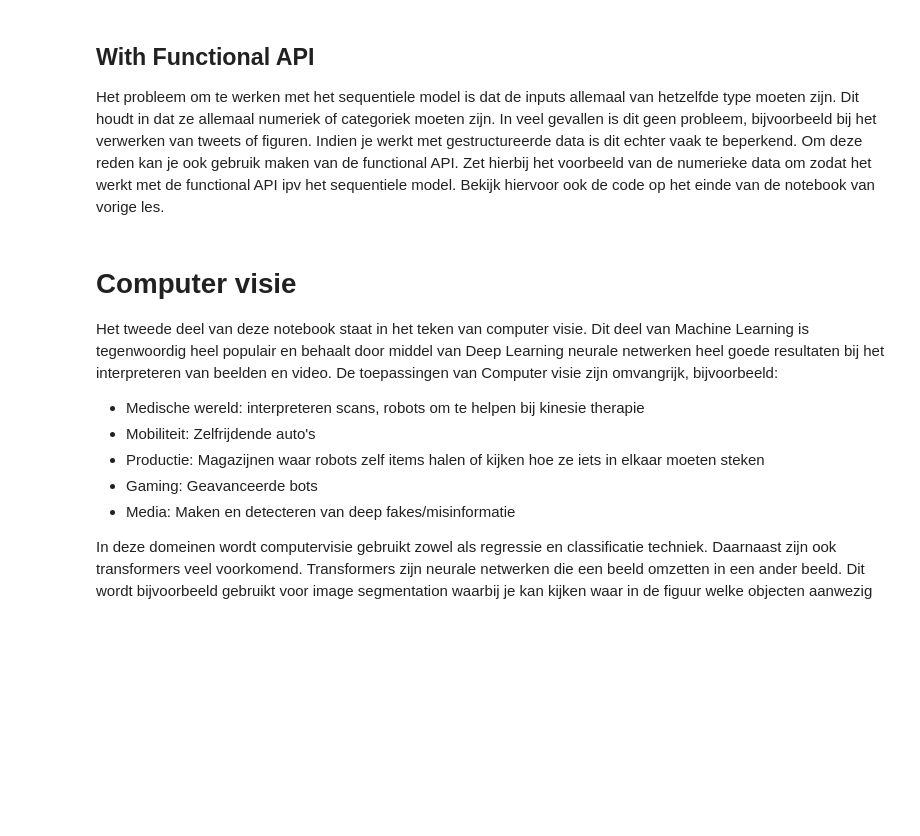
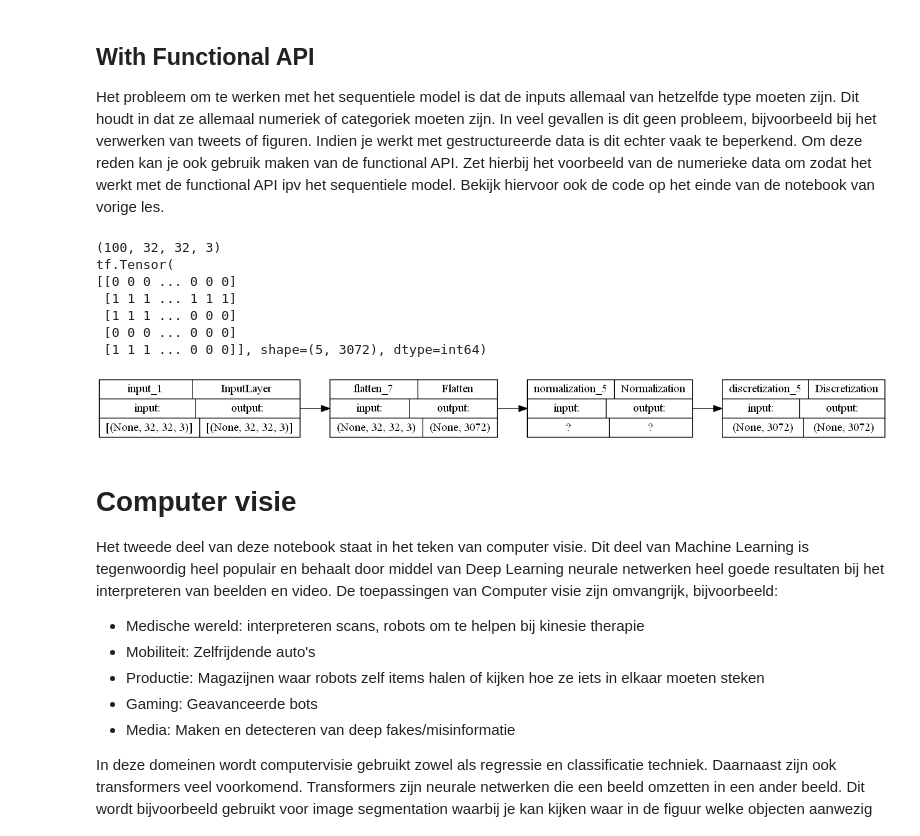
Before and after one commit to OdiseeMachineLearning2223/Leerstof, a Jupyter notebook: Week 3/Preprocessing.ipynb, the cells around one changed output. Drawn from its saved outputs; the diff is of its cells as text; code cells hidden in the pictures; blank space fills up the shorter version.

```diff
--- a/Week 3/Preprocessing.ipynb
+++ b/Week 3/Preprocessing.ipynb
@@ -83,6 +207,32 @@ Indien je werkt met gestructureerde data is dit echter vaak te beperkend.
 Om deze reden kan je ook gebruik maken van de functional API.
 Zet hierbij het voorbeeld van de numerieke data om zodat het werkt met de functional API ipv het sequentiele model.
 Bekijk hiervoor ook de code op het einde van de notebook van vorige les.
+# %%
+# pas het voorbeeld van de numerieke data aan zodat het werkt met
+# de functional api ipv het sequentieel model
+# print hierbij ook de graaf uit
+
+print(X_train.shape)
+inputs = tf.keras.Input(shape=X_train.shape[1:])
+x = tf.keras.layers.Flatten()(inputs)
+x = normalizer(x)
+x = tf.keras.layers.Discretization(bin_boundaries=[0])(x)
+
+preprocessor = tf.keras.Model(inputs=inputs, outputs=x)
+preprocessor.compile()
+x = preprocessor(X_train)
+
+print(x[:5])
+tf.keras.utils.plot_model(preprocessor, rankdir="LR", show_shapes=True)
+# %% [output]
+(100, 32, 32, 3)
+tf.Tensor(
+[[0 0 0 ... 0 0 0]
+ [1 1 1 ... 1 1 1]
+ [1 1 1 ... 0 0 0]
+ [0 0 0 ... 0 0 0]
+ [1 1 1 ... 0 0 0]], shape=(5, 3072), dtype=int64)
+[figure, added]
 # %% [markdown]
 # Computer visie
 
```
Also changed, not shown: parts of 33 cells of this notebook, 5 other files.
